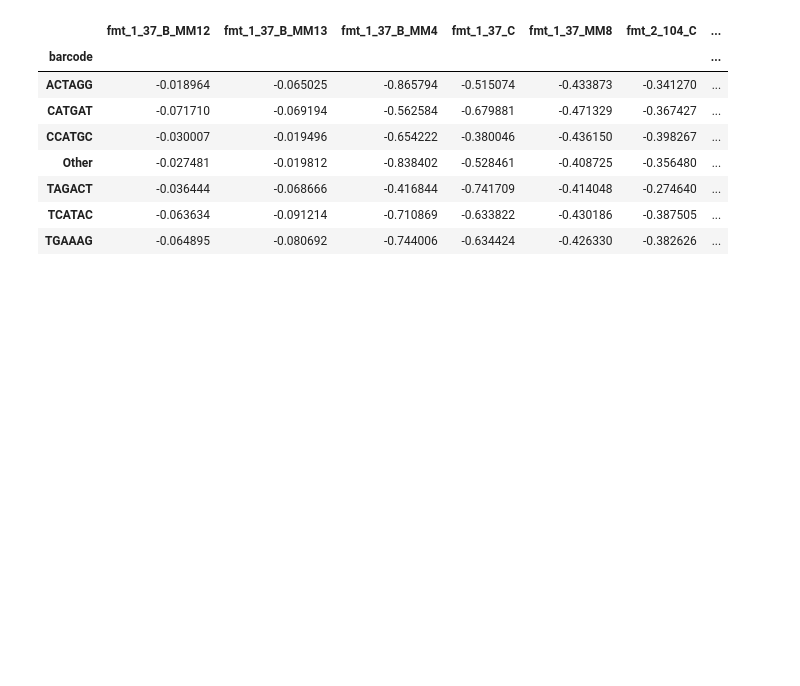
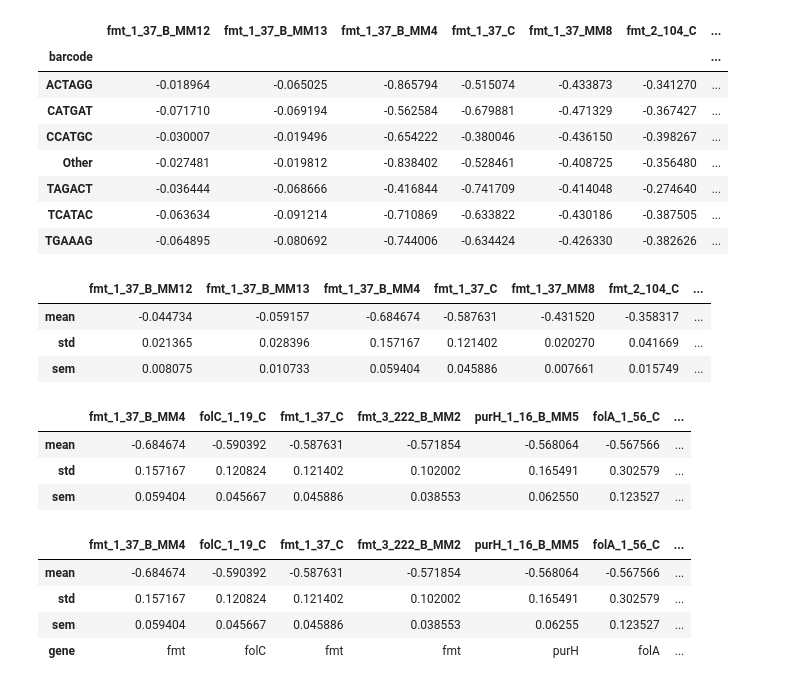
Before and after one commit to reynoldsk/sgrna-counting-code, a Jupyter notebook: notebook/read_files.ipynb, the cells around one changed output. Cells and saved outputs as stored; diff of their text form; code cells hidden in the pictures; blank space fills up the shorter version.

Commit message:
initial efficacy sketch, add growth rate averaging

```diff
--- a/notebook/read_files.ipynb
+++ b/notebook/read_files.ipynb
@@ -153,3 +151,46 @@ escaper_corrected
 | TAGACT | -0.036444 | -0.068666 | -0.416844 | -0.741709 | -0.414048 | -0.274640 | ... |
 | TCATAC | -0.063634 | -0.091214 | -0.710869 | -0.633822 | -0.430186 | -0.387505 | ... |
 | TGAAAG | -0.064895 | -0.080692 | -0.744006 | -0.634424 | -0.426330 | -0.382626 | ... |
+# %%
+agr = experiment.average_growth_rates(escaper_corrected)
+# %%
+agr
+# %% [output]
+|  | fmt_1_37_B_MM12 | fmt_1_37_B_MM13 | fmt_1_37_B_MM4 | fmt_1_37_C | fmt_1_37_MM8 | fmt_2_104_C | ... |
+| mean | -0.044734 | -0.059157 | -0.684674 | -0.587631 | -0.431520 | -0.358317 | ... |
+| std | 0.021365 | 0.028396 | 0.157167 | 0.121402 | 0.020270 | 0.041669 | ... |
+| sem | 0.008075 | 0.010733 | 0.059404 | 0.045886 | 0.007661 | 0.015749 | ... |
+# %%
+agr.sort_values(by="mean", axis=1)
+# %% [output]
+|  | fmt_1_37_B_MM4 | folC_1_19_C | fmt_1_37_C | fmt_3_222_B_MM2 | purH_1_16_B_MM5 | folA_1_56_C | ... |
+| mean | -0.684674 | -0.590392 | -0.587631 | -0.571854 | -0.568064 | -0.567566 | ... |
+| std | 0.157167 | 0.120824 | 0.121402 | 0.102002 | 0.165491 | 0.302579 | ... |
+| sem | 0.059404 | 0.045667 | 0.045886 | 0.038553 | 0.062550 | 0.123527 | ... |
+# %%
+genes = []
+with open("nt_sgRNA_FolateSinglesCorrected.txt", "r") as f:
+    fasta = f.readlines()
+
+for line in fasta:
+    genes.append(line.strip().split("_")[0])
+
+genes = set(genes)
+# %%
+
+ranked_sgRNAs = agr.sort_values(by="mean", axis=1)
+genes_in_data = []
+for sgRNA in ranked_sgRNAs.columns:
+    for gene in genes:
+        if gene in sgRNA:
+            genes_in_data.append(gene)
+genes_in_data = pd.Series(genes_in_data, index=ranked_sgRNAs.columns, name="gene")
+ranked_sgRNAs = pd.concat([ranked_sgRNAs, genes_in_data.to_frame().T])
+
+ranked_sgRNAs
+# %% [output]
+|  | fmt_1_37_B_MM4 | folC_1_19_C | fmt_1_37_C | fmt_3_222_B_MM2 | purH_1_16_B_MM5 | folA_1_56_C | ... |
+| mean | -0.684674 | -0.590392 | -0.587631 | -0.571854 | -0.568064 | -0.567566 | ... |
+| std | 0.157167 | 0.120824 | 0.121402 | 0.102002 | 0.165491 | 0.302579 | ... |
+| sem | 0.059404 | 0.045667 | 0.045886 | 0.038553 | 0.06255 | 0.123527 | ... |
+| gene | fmt | folC | fmt | fmt | purH | folA | ... |
```
Also changed, not shown: parts of 5 cells of this notebook, 3 other files.
